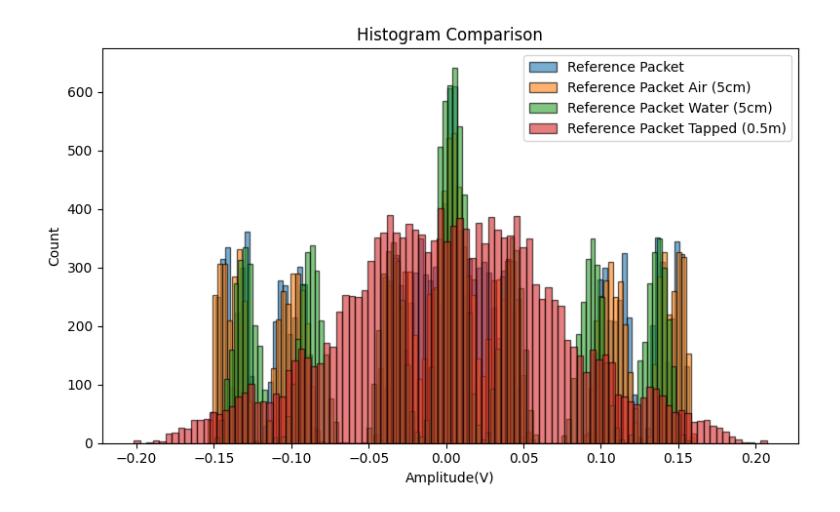
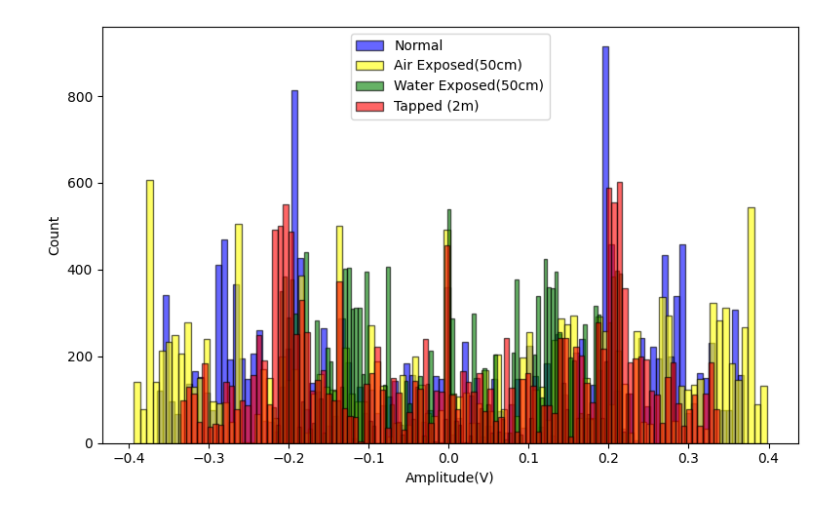
Before and after one commit to amitduwal/edge-ml-cable-anomaly, a Jupyter notebook: notebooks/visualize.ipynb, the cells around one changed output. Cells and saved outputs as stored; diff of their text form; code cells hidden in the pictures.

```diff
--- a/notebooks/visualize.ipynb
+++ b/notebooks/visualize.ipynb
@@ -4,15 +4,15 @@ import matplotlib.pyplot as plt
 # %%
 import h5py
 # %%
-# mat_file = r'E:\Thesis\thesis_code\data\oscilloscope\10Mbps\ethernet_packets_1_2500.mat'
-# air_exposed_mat_file = r'E:\Thesis\thesis_code\data\oscilloscope\10Mbps\air\ethernet_packets_1250_5cm.mat'
-# water_exposed_mat_file = r'E:\Thesis\thesis_code\data\oscilloscope\10Mbps\water\ethernet_packets_1250_5cm.mat'
-# tapped_mat_file = r'E:\Thesis\thesis_code\data\oscilloscope\10Mbps\tapped\ethernet_packets_2500_0.5m.mat'
+mat_file = r'E:\Thesis\thesis_code\data\rp\10Mbps\rp_ethernet_packets_1_2500.mat'
+air_exposed_mat_file = r'E:\Thesis\thesis_code\data\rp\10Mbps\air\ethernet_packets_1250_50cm.mat'
+water_exposed_mat_file = r'E:\Thesis\thesis_code\data\rp\10Mbps\water\ethernet_packets_1250_50cm.mat'
+tapped_mat_file = r'E:\Thesis\thesis_code\data\rp\10Mbps\tapped\ethernet_packets_2500_2m.mat'
 
-mat_file = r'E:\Thesis\thesis_code\data\rp\100Mbps\ethernet_packets_1_2500.mat'
-air_exposed_mat_file = r'E:\Thesis\thesis_code\data\rp\100Mbps\air\ethernet_packets_1000_5cm.mat'
-water_exposed_mat_file = r'E:\Thesis\thesis_code\data\rp\100Mbps\water\ethernet_packets_1000_5cm.mat'
-tapped_mat_file = r'E:\Thesis\thesis_code\data\rp\100Mbps\tapped\ethernet_packets_2500_2m.mat'
+# mat_file = r'E:\Thesis\thesis_code\data\oscilloscope\100Mbps\ethernet_packets_1_2500.mat'
+# air_exposed_mat_file = r'E:\Thesis\thesis_code\data\oscilloscope\100Mbps\air\ethernet_packets_1000_50cm.mat'
+# water_exposed_mat_file = r'E:\Thesis\thesis_code\data\oscilloscope\100Mbps\water\ethernet_packets_1000_50cm.mat'
+# tapped_mat_file = r'E:\Thesis\thesis_code\data\oscilloscope\100Mbps\tapped\ethernet_packets_2500_2m.mat'
 # %%
 with h5py.File(mat_file, 'r') as f:
     reference_packet = np.array(f['packets'])  # shape: (recordLength,)
@@ -90,24 +85,24 @@ def extract_signal_region(signal, threshold=0.1):
 # %%
 import matplotlib.pyplot as plt
 
 # Data setup
 packets = [reference_packet, reference_packet_air, reference_packet_water, reference_packet_tapped]
 labels = ["Reference Packet", "Reference Packet Air", "Reference Packet Water", "Reference Packet Tapped"]
 
 plt.figure(figsize=(8, 5))
 
 # Plot both histograms on the same axes
-plt.hist(reference_packet, bins=100, alpha=0.6, label="Reference Packet", edgecolor='black')
-plt.hist(reference_packet_air, bins=100, alpha=0.6, label="Reference Packet Air (5cm)", edgecolor='black')
-plt.hist(reference_packet_water, bins=100, alpha=0.6, label="Reference Packet Water (5cm)", edgecolor='black')
-plt.hist(reference_packet_tapped, bins=100, alpha=0.6, label="Reference Packet Tapped (0.5m)", edgecolor='black')
+plt.hist(reference_packet, bins=100, alpha=0.6, label="Normal", edgecolor='black', color='blue')
+plt.hist(reference_packet_air, bins=100, alpha=0.6, label="Air Exposed(50cm)", edgecolor='black', color='yellow')
+plt.hist(reference_packet_water, bins=100, alpha=0.6, label="Water Exposed(50cm)", edgecolor='black', color='green')
+plt.hist(reference_packet_tapped, bins=100, alpha=0.6, label="Tapped (2m)", edgecolor='black', color='red')
 
-plt.title("Histogram Comparison")
+# plt.title("Histogram Comparison")
 plt.xlabel("Amplitude(V)")
 plt.ylabel("Count")
 plt.legend()
 
 plt.tight_layout()
 plt.show()
 # %% [output]
-[figure, old version]
+[figure, new version]
```
Also changed, not shown: parts of 4 cells of this notebook, 15 other files.
